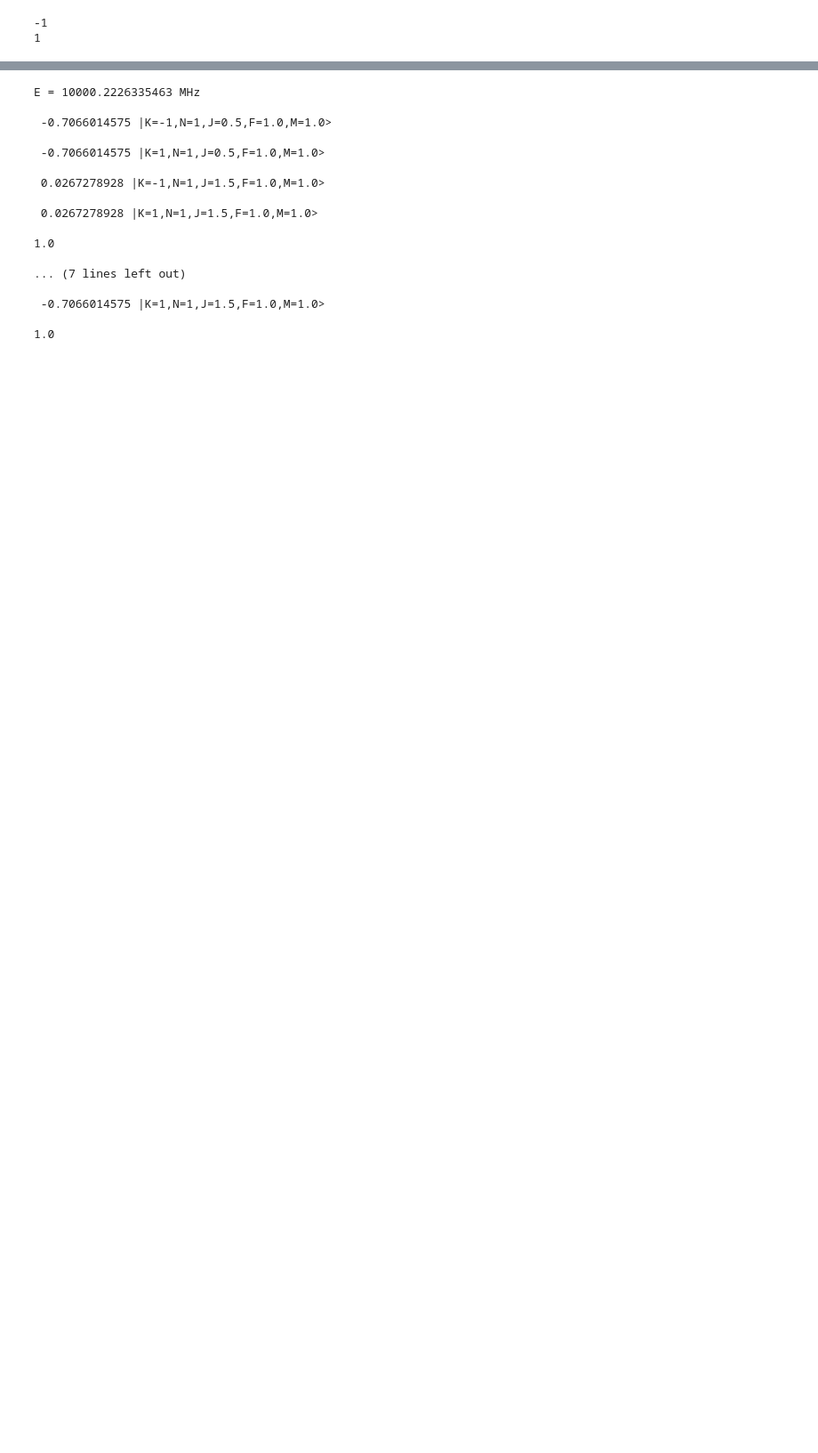
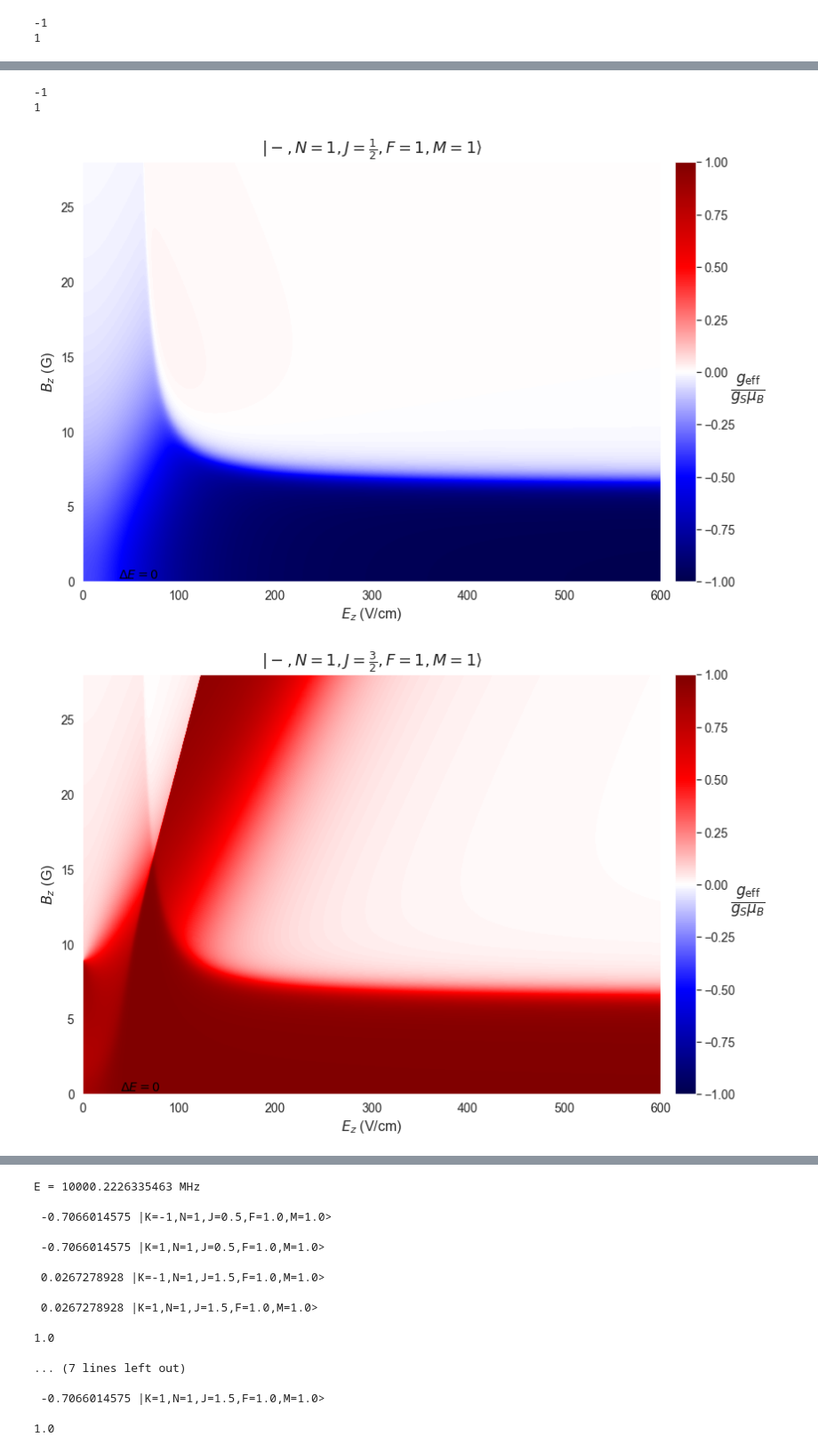
Before and after one commit to munozariasjm/Molecule-Structure, a Jupyter notebook: CaOH_X010_tracking.ipynb, the cells around one changed output, grey strips where cells are left out. Shown at 89% size. Cells and saved outputs as stored; diff of their text form; code cells hidden in the pictures; blank space fills up the shorter version.

```diff
--- a/CaOH_X010_tracking.ipynb
+++ b/CaOH_X010_tracking.ipynb
@@ -174,2 +175,2 @@ for M in eval_dict.keys():
 # %%
-(Bz[-1]-Bz[-2])
+deltaB=np.mean((Bz[1:]-Bz[:-1]))
@@ -212,0 +177,2 @@ for M in eval_dict.keys():
+# %%
+sns.set_style('ticks')
@@ -212,0 +186,52 @@ for M in eval_dict.keys():
+# %%
+muBgS=2*1.399624494*2.0023*1/2
+with_contour = True
+for M in eval_dict.keys():
+    print(M)
+    if M!=1:
+        continue
+    evals_EB = eval_dict[M]-eval_dict[-M]
+    PTV_EB = PTV_dict[M]-PTV_dict[-M]
+    for i in range(len(evals_EB)):
+        plt.figure(figsize=(12,8))
+        plt.title(state_dict[M].gen_state_str(i,show_coeff=False,single=True,parity=True,label_q=['N','J','F','M']),fontsize=18,pad=10)
+#         if i == 3:
+#             plt.title(r'$|N=1,J=1/2^+,F=1,=\pm1\rangle$',fontsize=16,pad=5)
+#         if i == 4:
+#             plt.title(r'$|-,N=2,J=5/2,F=3,|M_F|=1\rangle$',fontsize=16,pad=5)
+        E_EB = evals_EB[i]
+        PTV = PTV_EB[i]
+        geff = np.gradient(evals_EB[i])[1]/deltaB
+#         EB_interp = RectBivariateSpline(Ez,Bz,E_EB)
+#         geff_interp = RectBivariateSpline(Ez,Bz,geff)
+        plt.grid(False)
+        plt.pcolormesh(*mesh,geff/muBgS,shading='auto',cmap=sns.color_palette("seismic", as_cmap=True),norm=TwoSlopeNorm(vmin=-1,vcenter=0,vmax=1))#,vmin=-1,vmax=1)
+#         plt.pcolormesh(Ep,Bp,geff_interp(Ep,Bp).T/muBgS,shading='gouraud',cmap=sns.color_palette("seismic", as_cmap=True),norm=TwoSlopeNorm(vmin=-1,vcenter=0,vmax=1))#,vmin=-1,vmax=1)
+        cbar = plt.colorbar(pad=0.02)
+        cbar.set_label(label=r'$\frac{g_\mathrm{eff}}{g_S \mu_B}$',fontsize=24,rotation=0,labelpad=15)
+#         cbar.minorticks_on()
+        cbar.ax.tick_params(labelsize=14)
+        if with_contour:
+            try:
+                conmap = plt.contour(*mesh[:,1:,:],E_EB[1:,:],colors='black',linewidths=1,levels=[0],vmin=-0.25,vmax=0.25)#norm=TwoSlopeNorm(vmin=-1,vcenter=0,vmax=1))
+#                 conmap = plt.contour(Ep[1:],Bp[1:],EB_interp(Ep[1:],Bp[1:]).T,colors='black',linewidths=1,levels=[0],vmin=-0.25,vmax=0.25)#norm=TwoSlopeNorm(vmin=-1,vcenter=0,vmax=1))
+                lbl = plt.clabel(conmap, manual=[(60,10)],fmt={0:r'$\Delta E=0$'+'\ncontour'},colors='black',inline=True,fontsize=14)
+                for x in lbl:
+                    x.set_rotation(0)
+    #             cbar = plt.colorbar()
+    #             cbar.minorticks_on()
+            except ValueError:
+                print("Can't plot this data")
+#         plt.title('Differential G-Factor'.format(i,M),fontsize=18)
+        plt.xlabel(r'$E_z$ (V/cm)',fontsize=16)
+        plt.ylabel(r'$B_z$ (G)',fontsize=16)
+        plt.xticks(fontsize=14)
+        plt.yticks(fontsize=14)
+        plt.tight_layout()
+#         if i in [6,7]:
+#             plt.savefig('CaOH_N2_zerog_{}.png'.format(i),dpi=600,bbox_inches='tight')
+# %% [output]
+-1
+1
+[figure, added]
+[figure, added]
```
Also changed, not shown: parts of 19 cells of this notebook, 13 other files.
